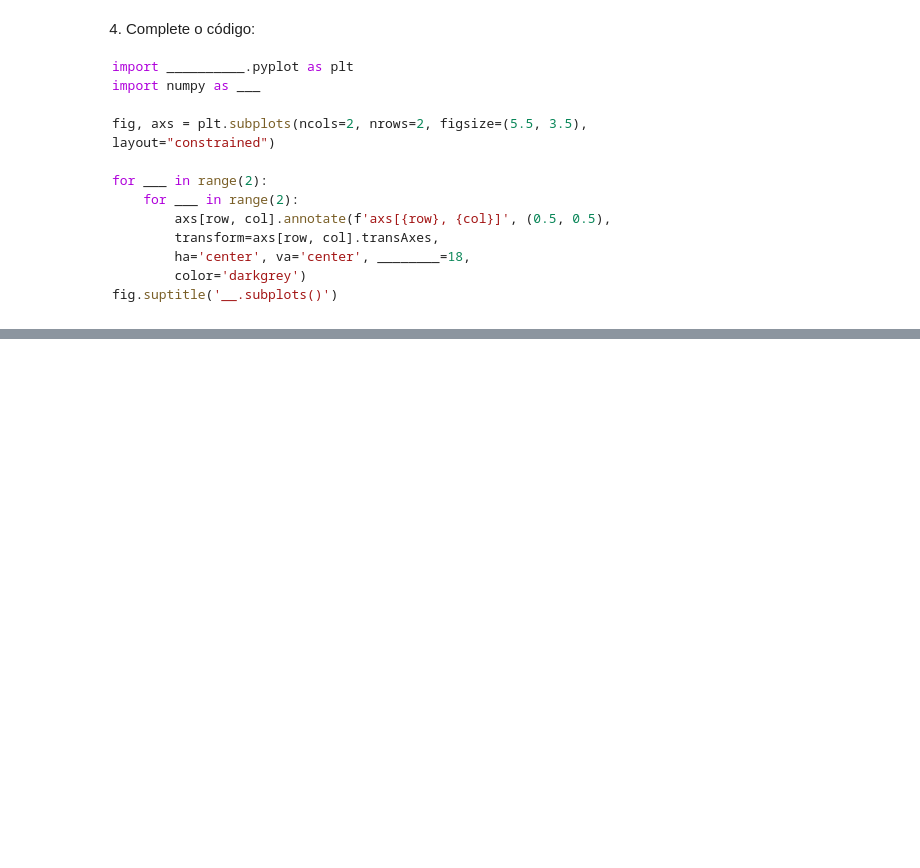
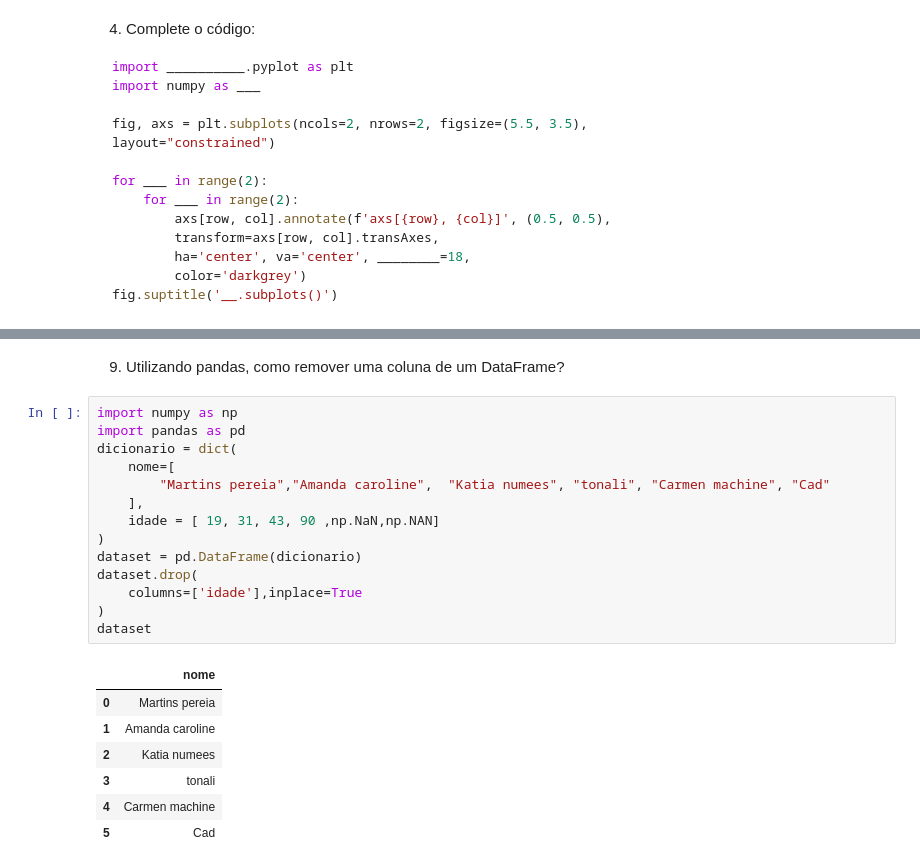
Before and after one commit to kaladabrio2020/BootCampAtlantico-MachineLearning, a Jupyter notebook: Modulo-2.Visualização e análise de dados/Atividade/Atividade.ipynb, the cells around one changed output, grey strips where cells are left out. Cells and saved outputs as stored; diff of their text form; blank space fills up the shorter version.

```diff
--- a/Modulo-2.Visualização e análise de dados/Atividade/Atividade.ipynb
+++ b/Modulo-2.Visualização e análise de dados/Atividade/Atividade.ipynb
@@ -168,0 +256,24 @@ Martins pereia     26
+# %% [markdown]
+9. Utilizando pandas, como remover uma coluna de um DataFrame?
+# %%
+import numpy as np
+import pandas as pd
+dicionario = dict(
+    nome=[
+        "Martins pereia","Amanda caroline",  "Katia numees", "tonali", "Carmen machine", "Cad"
+    ],
+    idade = [ 19, 31, 43, 90 ,np.NaN,np.NAN]
+)
+dataset = pd.DataFrame(dicionario)
+dataset.drop(
+    columns=['idade'],inplace=True
+)
+dataset
+# %% [output]
+|  | nome |
+| 0 | Martins pereia |
+| 1 | Amanda caroline |
+| 2 | Katia numees |
+| 3 | tonali |
+| 4 | Carmen machine |
+| 5 | Cad |
```
Also changed, not shown: parts of 14 cells of this notebook, 1 other file.
